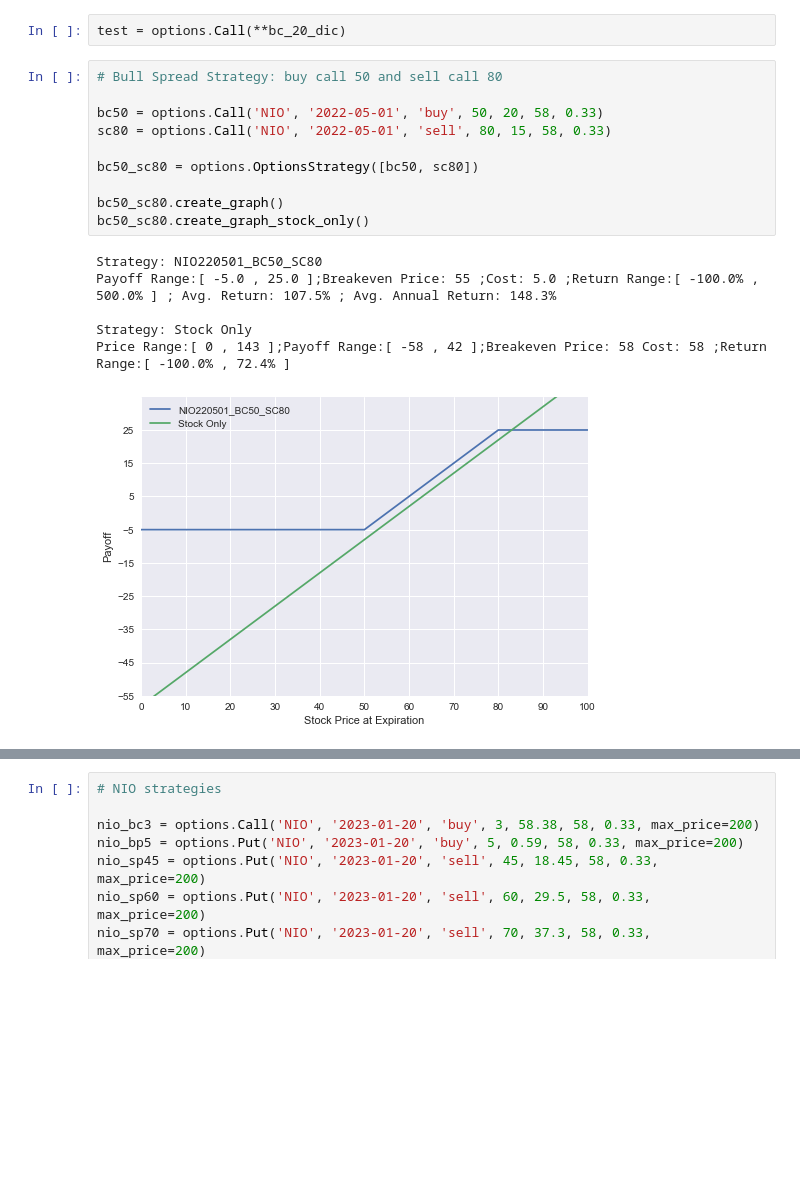
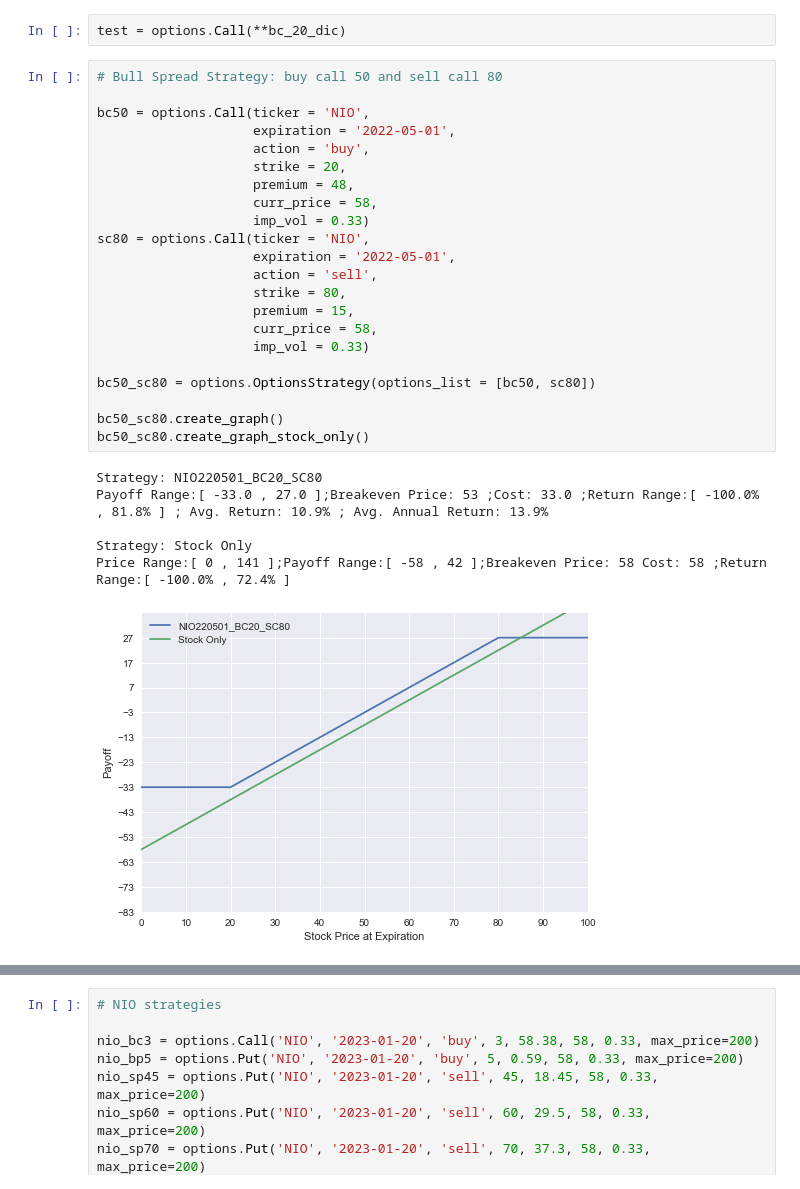
Before and after one commit to xzhou110/stock_options_trading, a Jupyter notebook: stock_option_strategy_061121.ipynb, the cells around one changed output, grey strips where cells are left out. Drawn from its saved outputs; the diff is of its cells as text; blank space fills up the shorter version.

```diff
--- a/stock_option_strategy_061121.ipynb
+++ b/stock_option_strategy_061121.ipynb
@@ -41,20 +41,32 @@ test = options.Call(**bc_20_dic)
 # %%
 # Bull Spread Strategy: buy call 50 and sell call 80
 
-bc50 = options.Call('NIO', '2022-05-01', 'buy', 50, 20, 58, 0.33)
-sc80 = options.Call('NIO', '2022-05-01', 'sell', 80, 15, 58, 0.33)
+bc50 = options.Call(ticker = 'NIO',
+                    expiration = '2022-05-01',
+                    action = 'buy',
+                    strike = 20,
+                    premium = 48,
+                    curr_price = 58,
+                    imp_vol = 0.33)
+sc80 = options.Call(ticker = 'NIO',
+                    expiration = '2022-05-01',
+                    action = 'sell',
+                    strike = 80,
+                    premium = 15,
+                    curr_price = 58,
+                    imp_vol = 0.33)
 
-bc50_sc80 = options.OptionsStrategy([bc50, sc80])
+bc50_sc80 = options.OptionsStrategy(options_list = [bc50, sc80])
 
 bc50_sc80.create_graph()
 bc50_sc80.create_graph_stock_only()
 # %% [output]
-Strategy: NIO220501_BC50_SC80
-Payoff Range:[ -5.0 , 25.0 ];Breakeven Price: 55 ;Cost: 5.0 ;Return Range:[ -100.0% , 500.0% ] ; Avg. Return: 107.5% ; Avg. Annual Return: 148.3%
+Strategy: NIO220501_BC20_SC80
+Payoff Range:[ -33.0 , 27.0 ];Breakeven Price: 53 ;Cost: 33.0 ;Return Range:[ -100.0% , 81.8% ] ; Avg. Return: 10.9% ; Avg. Annual Return: 13.9%
 
 Strategy: Stock Only
-Price Range:[ 0 , 143 ];Payoff Range:[ -58 , 42 ];Breakeven Price: 58 Cost: 58 ;Return Range:[ -100.0% , 72.4% ]
+Price Range:[ 0 , 141 ];Payoff Range:[ -58 , 42 ];Breakeven Price: 58 Cost: 58 ;Return Range:[ -100.0% , 72.4% ]
-[figure, old version]
+[figure, new version]
 # %%
 # Straddle Strategy: buy call 50 and buy put 50
 
```
Also changed, not shown: parts of 3 cells of this notebook.
